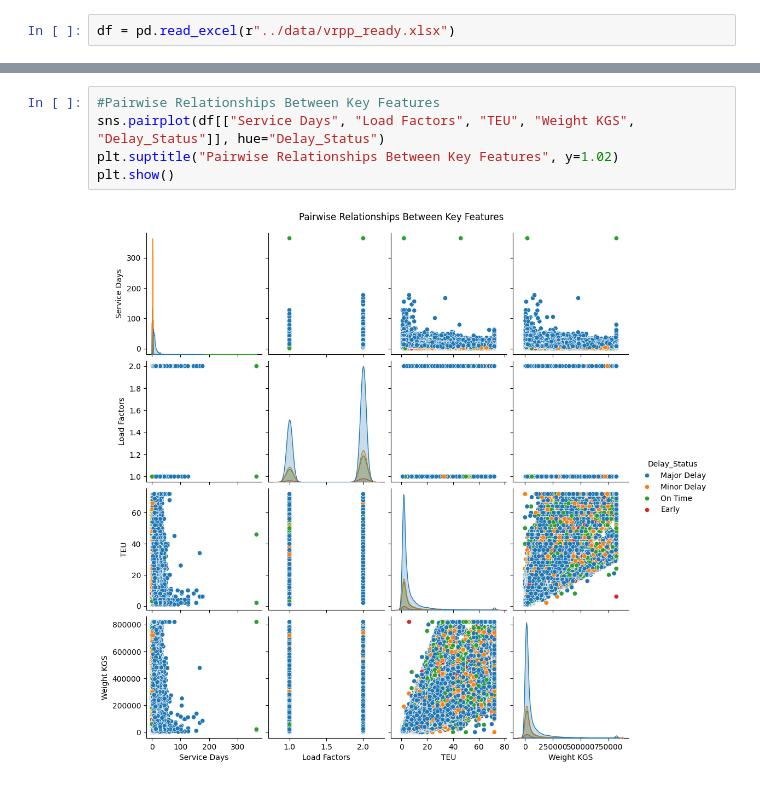
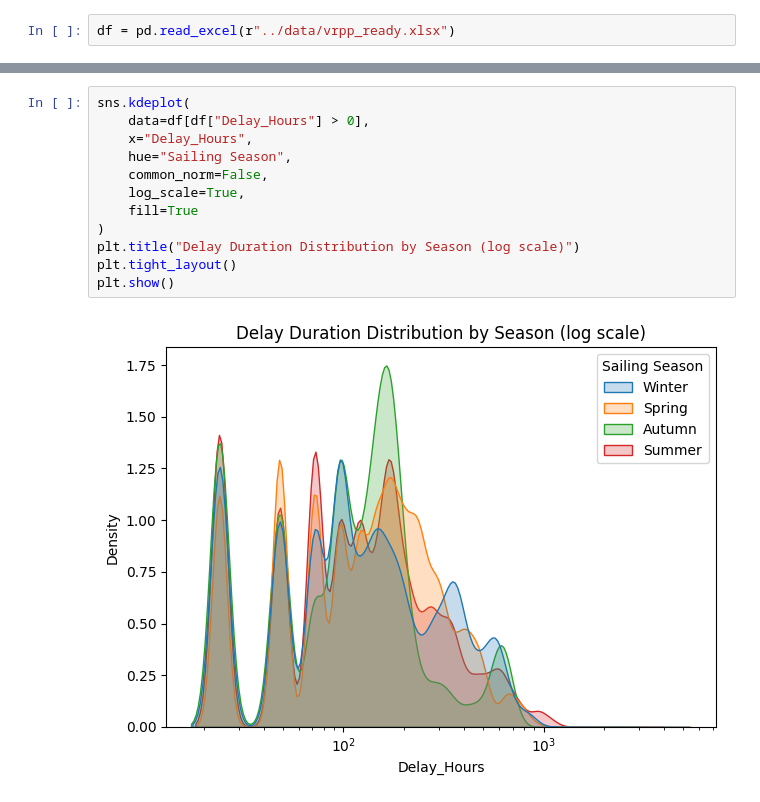
Before and after one commit to Kegmar/vrpp, a Jupyter notebook: notebooks/data_exp.ipynb, the cells around one changed output, grey strips where cells are left out. Saved outputs shown, nothing was run; the diff lists cells and outputs as text.

```diff
--- a/notebooks/data_exp.ipynb
+++ b/notebooks/data_exp.ipynb
@@ -148,7 +143,14 @@ plt.show()
-# %%
-#Pairwise Relationships Between Key Features
-sns.pairplot(df[["Service Days", "Load Factors", "TEU", "Weight KGS", "Delay_Status"]], hue="Delay_Status")
-plt.suptitle("Pairwise Relationships Between Key Features", y=1.02)
-plt.show()
-# %% [output]
-[figure, removed]
+# %%
+sns.kdeplot(
+    data=df[df["Delay_Hours"] > 0],
+    x="Delay_Hours",
+    hue="Sailing Season",
+    common_norm=False,
+    log_scale=True,
+    fill=True
+)
+plt.title("Delay Duration Distribution by Season (log scale)")
+plt.tight_layout()
+plt.show()
+# %% [output]
+[figure, added]
```
Also changed, not shown: parts of 24 cells of this notebook, 27 other files.
